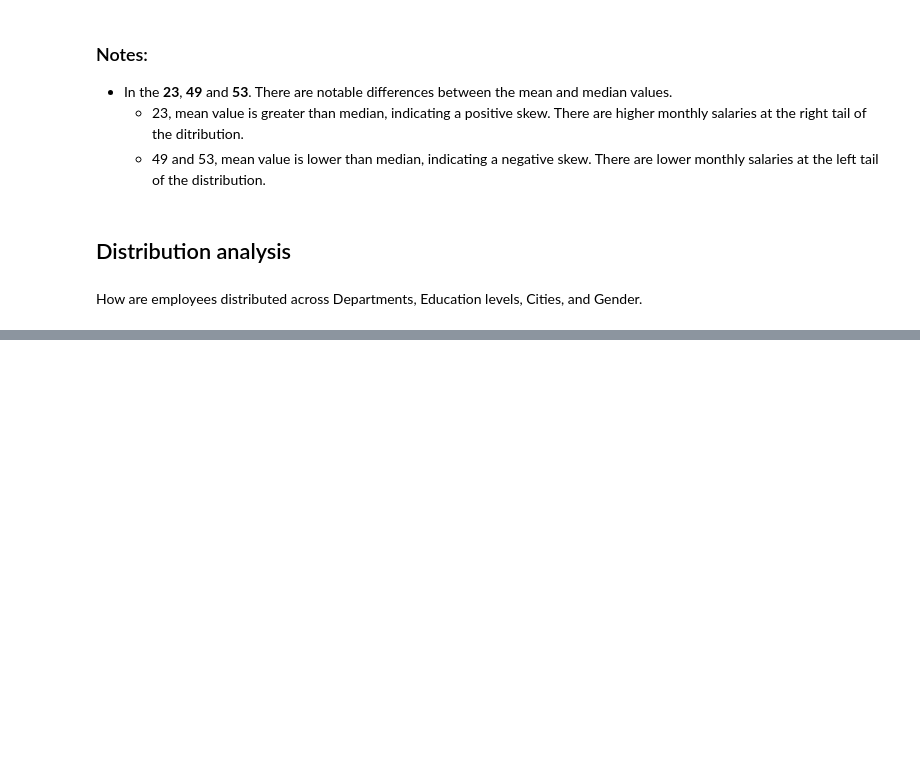
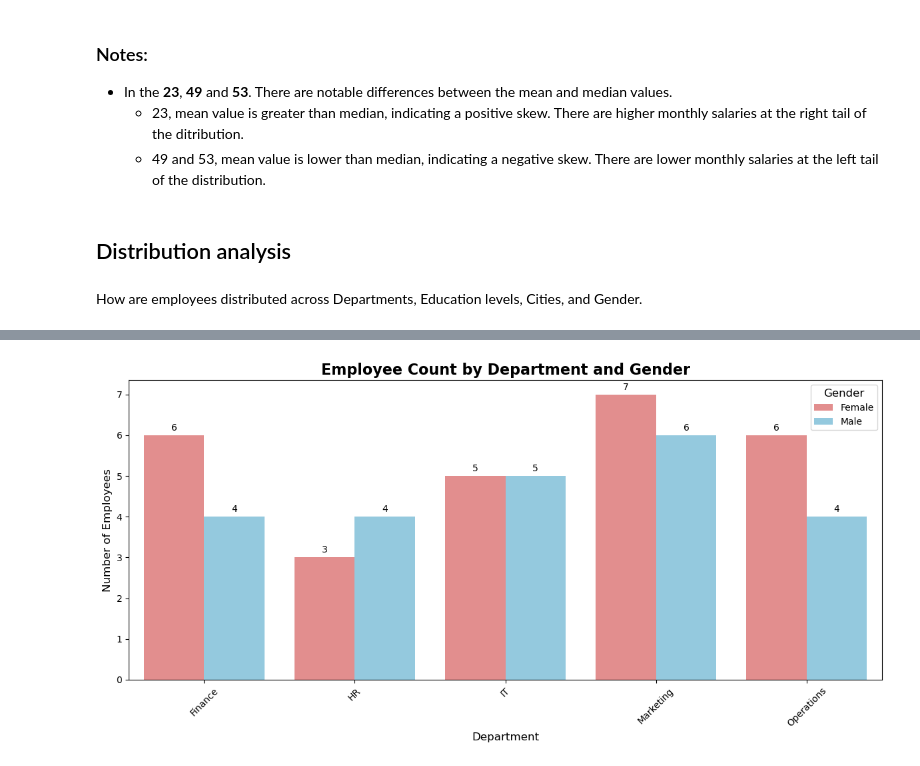
Before and after one commit to CaballeroRAR/ds_projects, a Jupyter notebook: kaggle_salary/notebook/salary_analysis.ipynb, the cells around one changed output, grey strips where cells are left out. Cells and saved outputs as stored; diff of their text form; code cells hidden in the pictures; blank space fills up the shorter version.

```diff
--- a/kaggle_salary/notebook/salary_analysis.ipynb
+++ b/kaggle_salary/notebook/salary_analysis.ipynb
@@ -179,0 +268,7 @@ plt.show()
+# %%
+e_gender = (data
+    .groupby(['Department', 'Gender'], as_index=False)   # group on both columns
+    .size()
+)
+
+display(e_gender)
@@ -179,0 +287,29 @@ plt.show()
+# %%
+# Set style
+plt.figure(figsize=(12, 6))
+
+# Create grouped bar chart
+ax = sns.barplot(
+    data=e_gender,
+    x='Department',
+    y='size',
+    hue='Gender',
+    palette={'Male': 'skyblue', 'Female': 'lightcoral'}
+)
+
+# Add labels and title
+plt.title('Employee Count by Department and Gender', fontsize=16, fontweight='bold')
+plt.xlabel('Department', fontsize=12)
+plt.ylabel('Number of Employees', fontsize=12)
+
+# Add value labels on top of bars
+for container in ax.containers:
+    ax.bar_label(container, fmt='%d', padding=3)
+
+# Adjust layout
+plt.legend(title='Gender', title_fontsize=12)
+plt.xticks(rotation=45)
+plt.tight_layout()
+plt.show()
+# %% [output]
+[figure, added]
```
Also changed, not shown: parts of 27 cells of this notebook.
